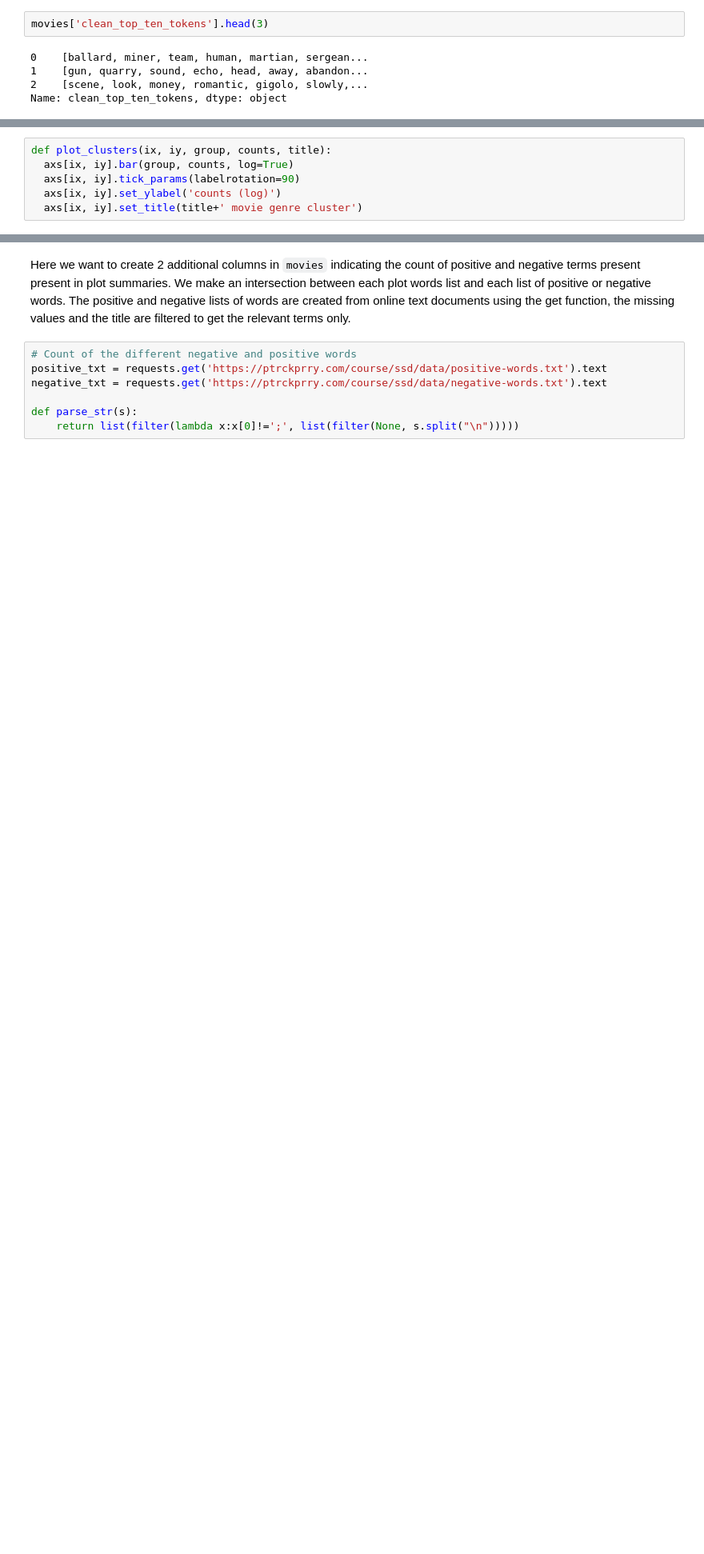
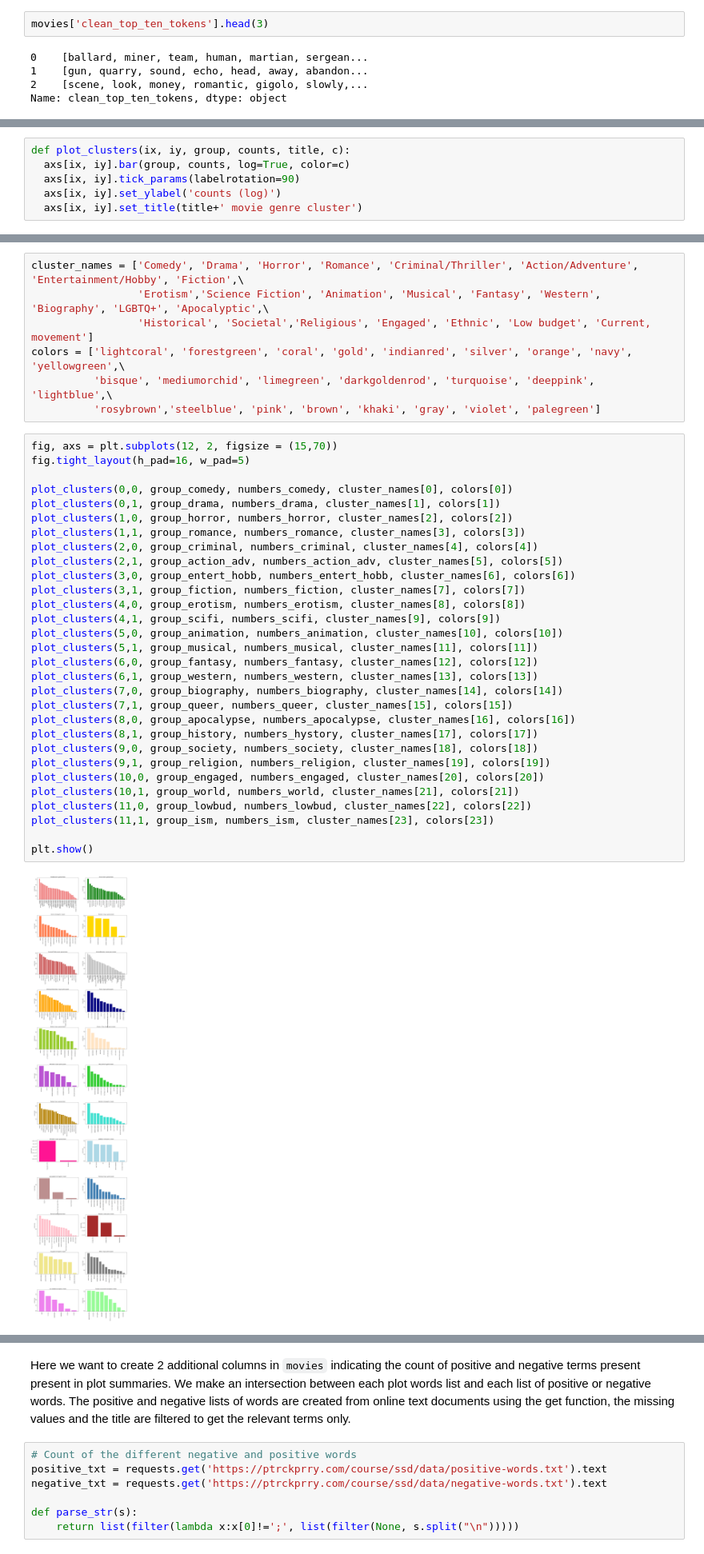
Before and after one commit to salome-baup/ada-2022-project-adaccord, a Jupyter notebook: Milestone2.ipynb, the cells around one changed output, grey strips where cells are left out. Shown at 80% size. Saved outputs shown, nothing was run; the diff lists cells and outputs as text; blank space fills up the shorter version.

```diff
--- a/Milestone2.ipynb
+++ b/Milestone2.ipynb
@@ -1072,6 +942,0 @@ for g, count in zip(indiv_genres, indiv_counts):
-# %%
-def plot_clusters(ix, iy, group, counts, title):
-  axs[ix, iy].bar(group, counts, log=True)
-  axs[ix, iy].tick_params(labelrotation=90)
-  axs[ix, iy].set_ylabel('counts (log)')
-  axs[ix, iy].set_title(title+' movie genre cluster')
@@ -1113,0 +1068,6 @@ The combinaisons genres:most_used_tokens is let for Milestone3. We will also fin
+# %%
+def plot_clusters(ix, iy, group, counts, title, c):
+  axs[ix, iy].bar(group, counts, log=True, color=c)
+  axs[ix, iy].tick_params(labelrotation=90)
+  axs[ix, iy].set_ylabel('counts (log)')
+  axs[ix, iy].set_title(title+' movie genre cluster')
@@ -1113,0 +1076,39 @@ The combinaisons genres:most_used_tokens is let for Milestone3. We will also fin
+# %%
+cluster_names = ['Comedy', 'Drama', 'Horror', 'Romance', 'Criminal/Thriller', 'Action/Adventure', 'Entertainment/Hobby', 'Fiction',\
+                 'Erotism','Science Fiction', 'Animation', 'Musical', 'Fantasy', 'Western', 'Biography', 'LGBTQ+', 'Apocalyptic',\
+                 'Historical', 'Societal','Religious', 'Engaged', 'Ethnic', 'Low budget', 'Current, movement']
+colors = ['lightcoral', 'forestgreen', 'coral', 'gold', 'indianred', 'silver', 'orange', 'navy', 'yellowgreen',\
+          'bisque', 'mediumorchid', 'limegreen', 'darkgoldenrod', 'turquoise', 'deeppink', 'lightblue',\
+          'rosybrown','steelblue', 'pink', 'brown', 'khaki', 'gray', 'violet', 'palegreen']
+# %%
+fig, axs = plt.subplots(12, 2, figsize = (15,70))
+fig.tight_layout(h_pad=16, w_pad=5)
+
+plot_clusters(0,0, group_comedy, numbers_comedy, cluster_names[0], colors[0])
+plot_clusters(0,1, group_drama, numbers_drama, cluster_names[1], colors[1])
+plot_clusters(1,0, group_horror, numbers_horror, cluster_names[2], colors[2])
+plot_clusters(1,1, group_romance, numbers_romance, cluster_names[3], colors[3])
+plot_clusters(2,0, group_criminal, numbers_criminal, cluster_names[4], colors[4])
+plot_clusters(2,1, group_action_adv, numbers_action_adv, cluster_names[5], colors[5])
+plot_clusters(3,0, group_entert_hobb, numbers_entert_hobb, cluster_names[6], colors[6])
+plot_clusters(3,1, group_fiction, numbers_fiction, cluster_names[7], colors[7])
+plot_clusters(4,0, group_erotism, numbers_erotism, cluster_names[8], colors[8])
+plot_clusters(4,1, group_scifi, numbers_scifi, cluster_names[9], colors[9])
+plot_clusters(5,0, group_animation, numbers_animation, cluster_names[10], colors[10])
+plot_clusters(5,1, group_musical, numbers_musical, cluster_names[11], colors[11])
+plot_clusters(6,0, group_fantasy, numbers_fantasy, cluster_names[12], colors[12])
+plot_clusters(6,1, group_western, numbers_western, cluster_names[13], colors[13])
+plot_clusters(7,0, group_biography, numbers_biography, cluster_names[14], colors[14])
+plot_clusters(7,1, group_queer, numbers_queer, cluster_names[15], colors[15])
+plot_clusters(8,0, group_apocalypse, numbers_apocalypse, cluster_names[16], colors[16])
+plot_clusters(8,1, group_history, numbers_hystory, cluster_names[17], colors[17])
+plot_clusters(9,0, group_society, numbers_society, cluster_names[18], colors[18])
+plot_clusters(9,1, group_religion, numbers_religion, cluster_names[19], colors[19])
+plot_clusters(10,0, group_engaged, numbers_engaged, cluster_names[20], colors[20])
+plot_clusters(10,1, group_world, numbers_world, cluster_names[21], colors[21])
+plot_clusters(11,0, group_lowbud, numbers_lowbud, cluster_names[22], colors[22])
+plot_clusters(11,1, group_ism, numbers_ism, cluster_names[23], colors[23])
+
+plt.show()
+# %% [output]
+[figure, added]
```
Also changed, not shown: parts of 57 cells of this notebook.
